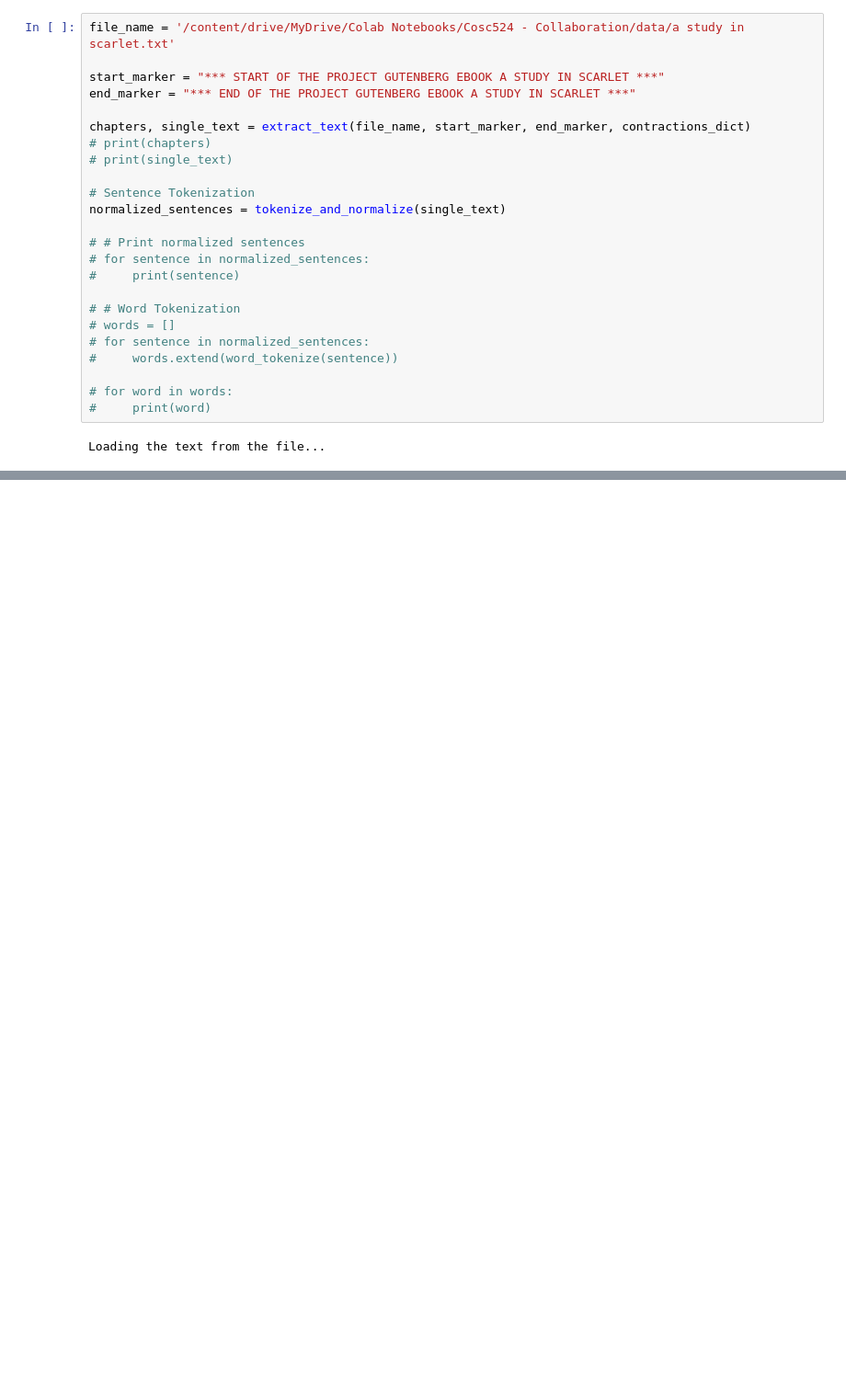
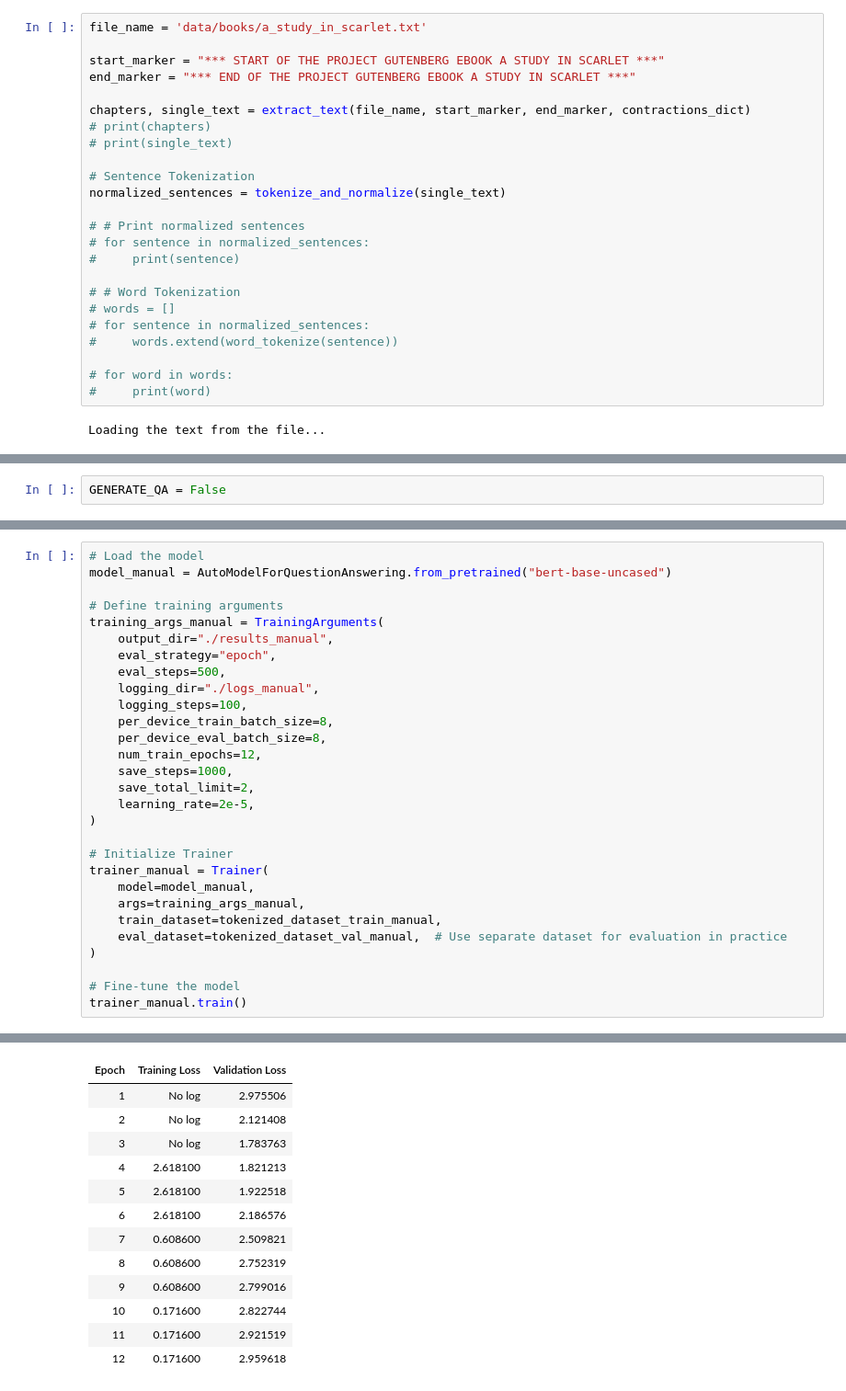
Before and after one commit to Cameronr11/COSC524_Team9_Project2, a Jupyter notebook: QA_Generation.ipynb, the cells around one changed output, grey strips where cells are left out. Shown at 92% size. Saved outputs shown, nothing was run; the diff lists cells and outputs as text; blank space fills up the shorter version.

```diff
--- a/QA_Generation.ipynb
+++ b/QA_Generation.ipynb
@@ -292,7 +316,7 @@ def tokenize_and_normalize(text: str):
 
     return normalized_sentences
 # %%
-file_name = '/content/drive/MyDrive/Colab Notebooks/Cosc524 - Collaboration/data/a study in scarlet.txt'
+file_name = 'data/books/a_study_in_scarlet.txt'
 
 start_marker = "*** START OF THE PROJECT GUTENBERG EBOOK A STUDY IN SCARLET ***"
 end_marker = "*** END OF THE PROJECT GUTENBERG EBOOK A STUDY IN SCARLET ***"
@@ -486,0 +344,2 @@ def fine_tune_bert(dataset):
+# %%
+GENERATE_QA = False
@@ -486,0 +633,30 @@ def fine_tune_bert(dataset):
+# %%
+# Load the model
+model_manual = AutoModelForQuestionAnswering.from_pretrained("bert-base-uncased")
+
+# Define training arguments
+training_args_manual = TrainingArguments(
+    output_dir="./results_manual",
+    eval_strategy="epoch",
+    eval_steps=500,
+    logging_dir="./logs_manual",
+    logging_steps=100,
+    per_device_train_batch_size=8,
+    per_device_eval_batch_size=8,
+    num_train_epochs=12,
+    save_steps=1000,
+    save_total_limit=2,
+    learning_rate=2e-5,
+)
+
+# Initialize Trainer
+trainer_manual = Trainer(
+    model=model_manual,
+    args=training_args_manual,
+    train_dataset=tokenized_dataset_train_manual,
+    eval_dataset=tokenized_dataset_val_manual,  # Use separate dataset for evaluation in practice
+)
+
+# Fine-tune the model
+trainer_manual.train()
+# %% [output]
@@ -486,0 +666,13 @@ def fine_tune_bert(dataset):
+| Epoch | Training Loss | Validation Loss |
+| 1 | No log | 2.975506 |
+| 2 | No log | 2.121408 |
+| 3 | No log | 1.783763 |
+| 4 | 2.618100 | 1.821213 |
+| 5 | 2.618100 | 1.922518 |
+| 6 | 2.618100 | 2.186576 |
+| 7 | 0.608600 | 2.509821 |
+| 8 | 0.608600 | 2.752319 |
+| 9 | 0.608600 | 2.799016 |
+| 10 | 0.171600 | 2.822744 |
+| 11 | 0.171600 | 2.921519 |
+| 12 | 0.171600 | 2.959618 |
```
Also changed, not shown: parts of 17 cells of this notebook, 18 other files.
